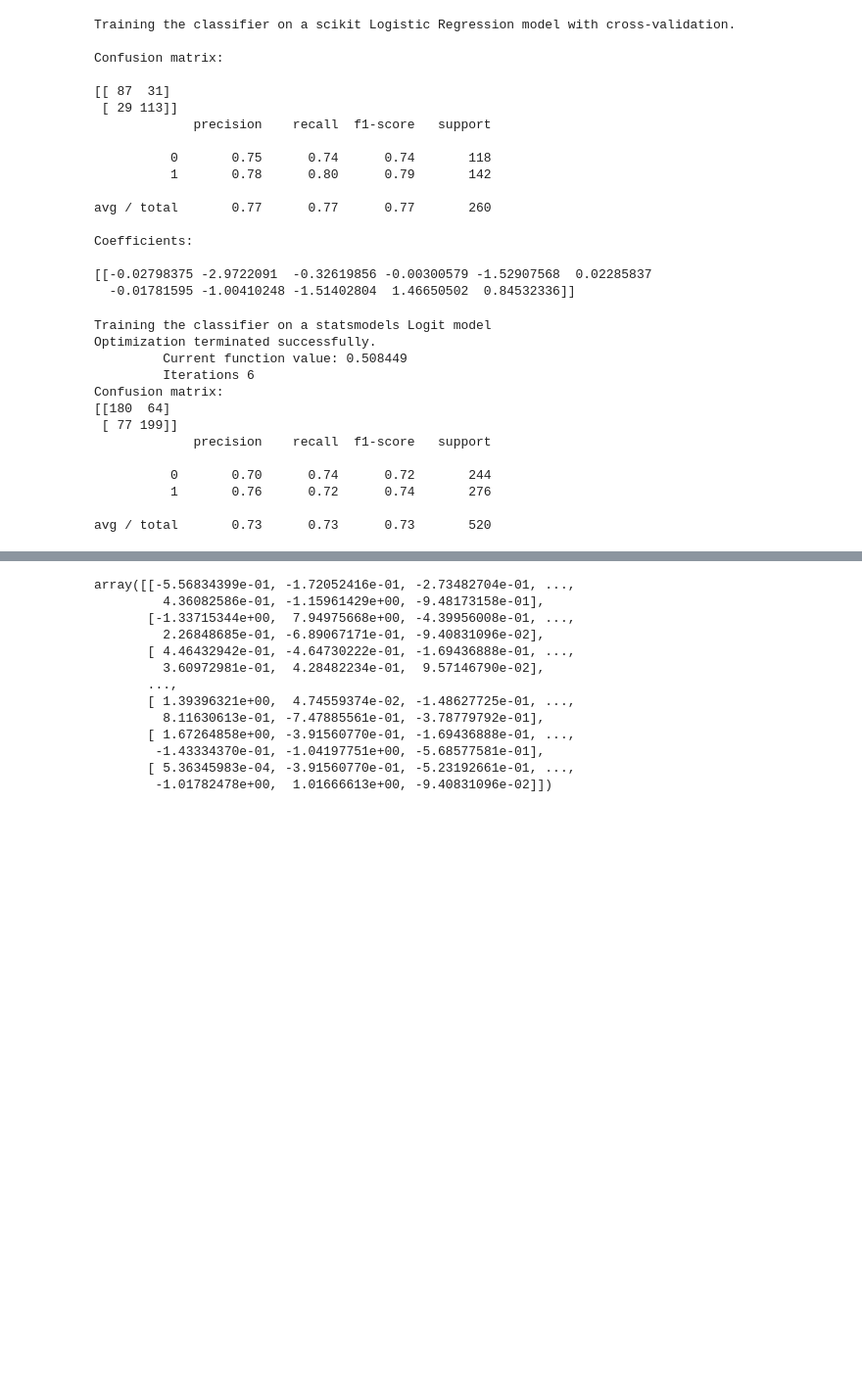
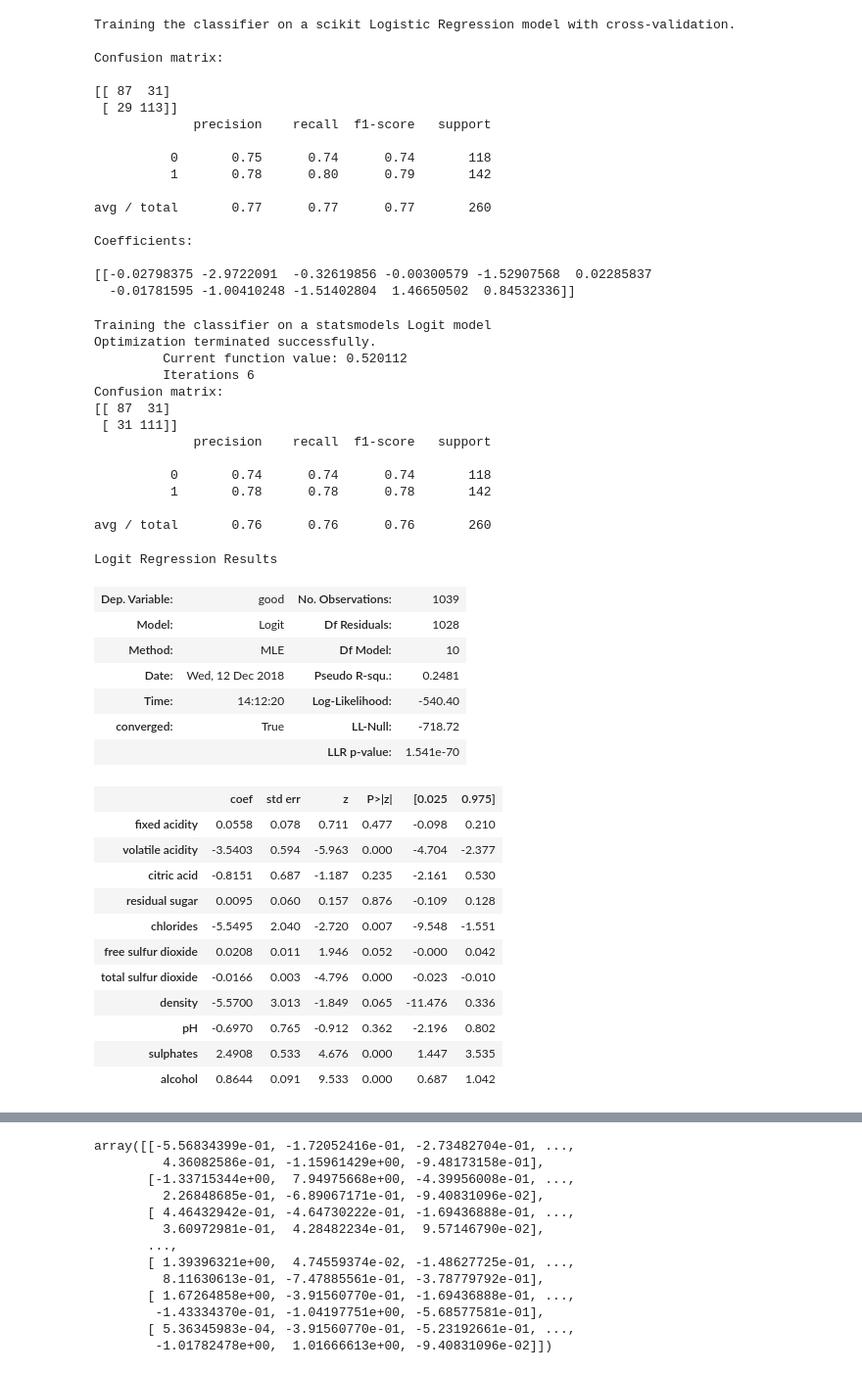
Before and after one commit to kplich/logistic-wines, a Jupyter notebook: red wines.ipynb, the cells around one changed output, grey strips where cells are left out. Shown: that part at 98% size. Saved outputs shown, nothing was run; the diff lists cells and outputs as text; code cells hidden in the pictures; blank space fills up the shorter version.

Commit message:
updated the best results

```diff
--- a/red wines.ipynb
+++ b/red wines.ipynb
@@ -14,7 +14,7 @@ dataset["good"] = dataset["good"].astype(int)
 print(dataset.head())
 
 # Drop all rows that belong to the validation set
-dataset.drop(labels=validation_indexes["index"], inplace=True)
+dataset.drop(index=validation_indexes["index"], inplace=True)
 
 # Extract independent variables - all eleven columns
 X = dataset.iloc[:, :11] # it's useful not to drop column names - makes outputs clearer
@@ -120,14 +120,37 @@ print(classification_report(y_test, y_pred))
 # %% [output]
 Training the classifier on a statsmodels Logit model
 Optimization terminated successfully.
-         Current function value: 0.508449
+         Current function value: 0.520112
          Iterations 6
 Confusion matrix:
-[[180  64]
- [ 77 199]]
+[[ 87  31]
+ [ 31 111]]
              precision    recall  f1-score   support
 
-          0       0.70      0.74      0.72       244
-          1       0.76      0.72      0.74       276
+          0       0.74      0.74      0.74       118
+          1       0.78      0.78      0.78       142
 
-avg / total       0.73      0.73      0.73       520
+avg / total       0.76      0.76      0.76       260
+# %%
+result.summary()
+# %% [output]
+Logit Regression Results
+| Dep. Variable: | good | No. Observations: | 1039 |
+| Model: | Logit | Df Residuals: | 1028 |
+| Method: | MLE | Df Model: | 10 |
+| Date: | Wed, 12 Dec 2018 | Pseudo R-squ.: | 0.2481 |
+| Time: | 14:12:20 | Log-Likelihood: | -540.40 |
+| converged: | True | LL-Null: | -718.72 |
+|  |  | LLR p-value: | 1.541e-70 |
+|  | coef | std err | z | P>|z| | [0.025 | 0.975] |
+| fixed acidity | 0.0558 | 0.078 | 0.711 | 0.477 | -0.098 | 0.210 |
+| volatile acidity | -3.5403 | 0.594 | -5.963 | 0.000 | -4.704 | -2.377 |
+| citric acid | -0.8151 | 0.687 | -1.187 | 0.235 | -2.161 | 0.530 |
+| residual sugar | 0.0095 | 0.060 | 0.157 | 0.876 | -0.109 | 0.128 |
+| chlorides | -5.5495 | 2.040 | -2.720 | 0.007 | -9.548 | -1.551 |
+| free sulfur dioxide | 0.0208 | 0.011 | 1.946 | 0.052 | -0.000 | 0.042 |
+| total sulfur dioxide | -0.0166 | 0.003 | -4.796 | 0.000 | -0.023 | -0.010 |
+| density | -5.5700 | 3.013 | -1.849 | 0.065 | -11.476 | 0.336 |
+| pH | -0.6970 | 0.765 | -0.912 | 0.362 | -2.196 | 0.802 |
+| sulphates | 2.4908 | 0.533 | 4.676 | 0.000 | 1.447 | 3.535 |
+| alcohol | 0.8644 | 0.091 | 9.533 | 0.000 | 0.687 | 1.042 |
```
Also changed, not shown: parts of 5 cells of this notebook, 1 other file.
